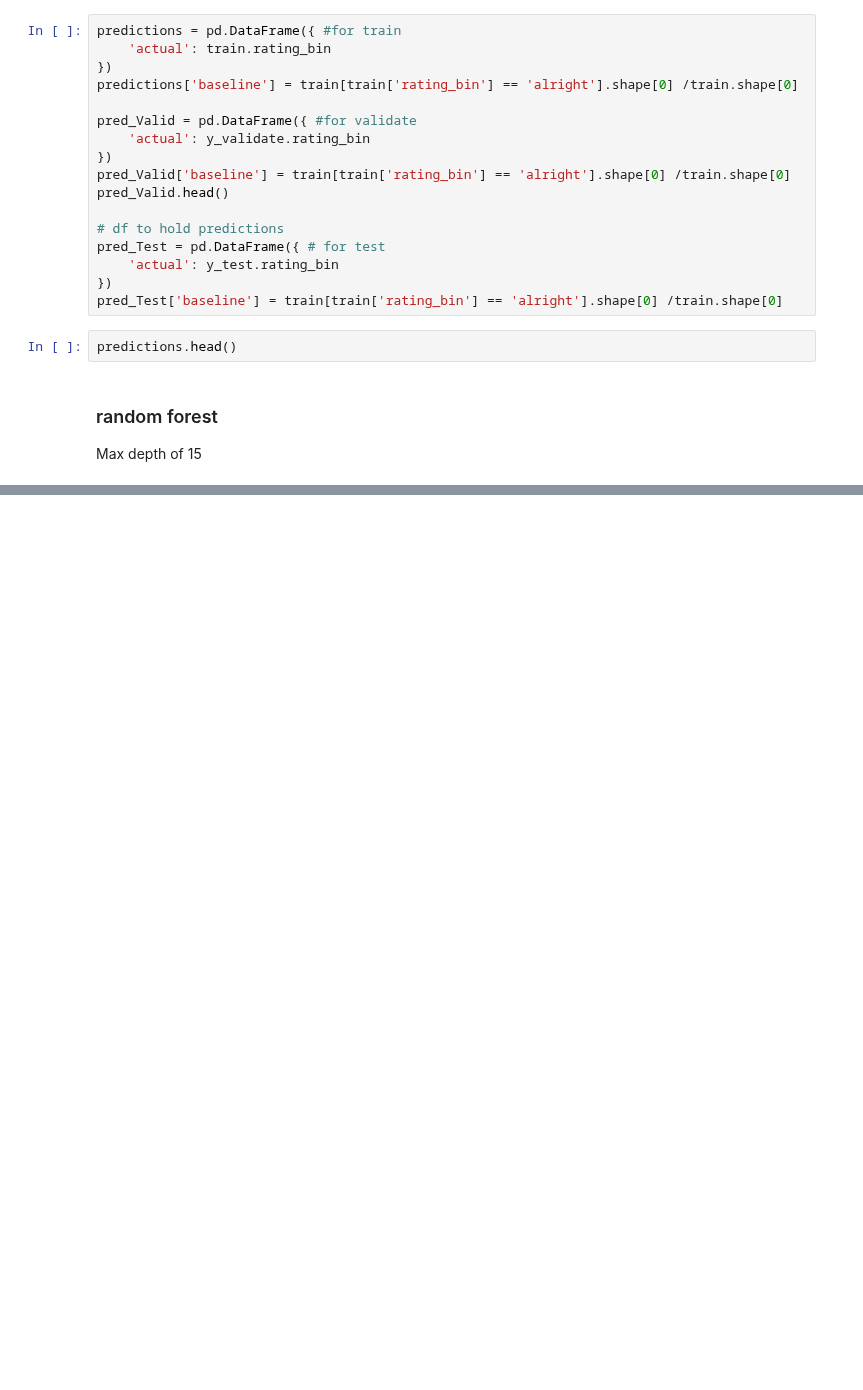
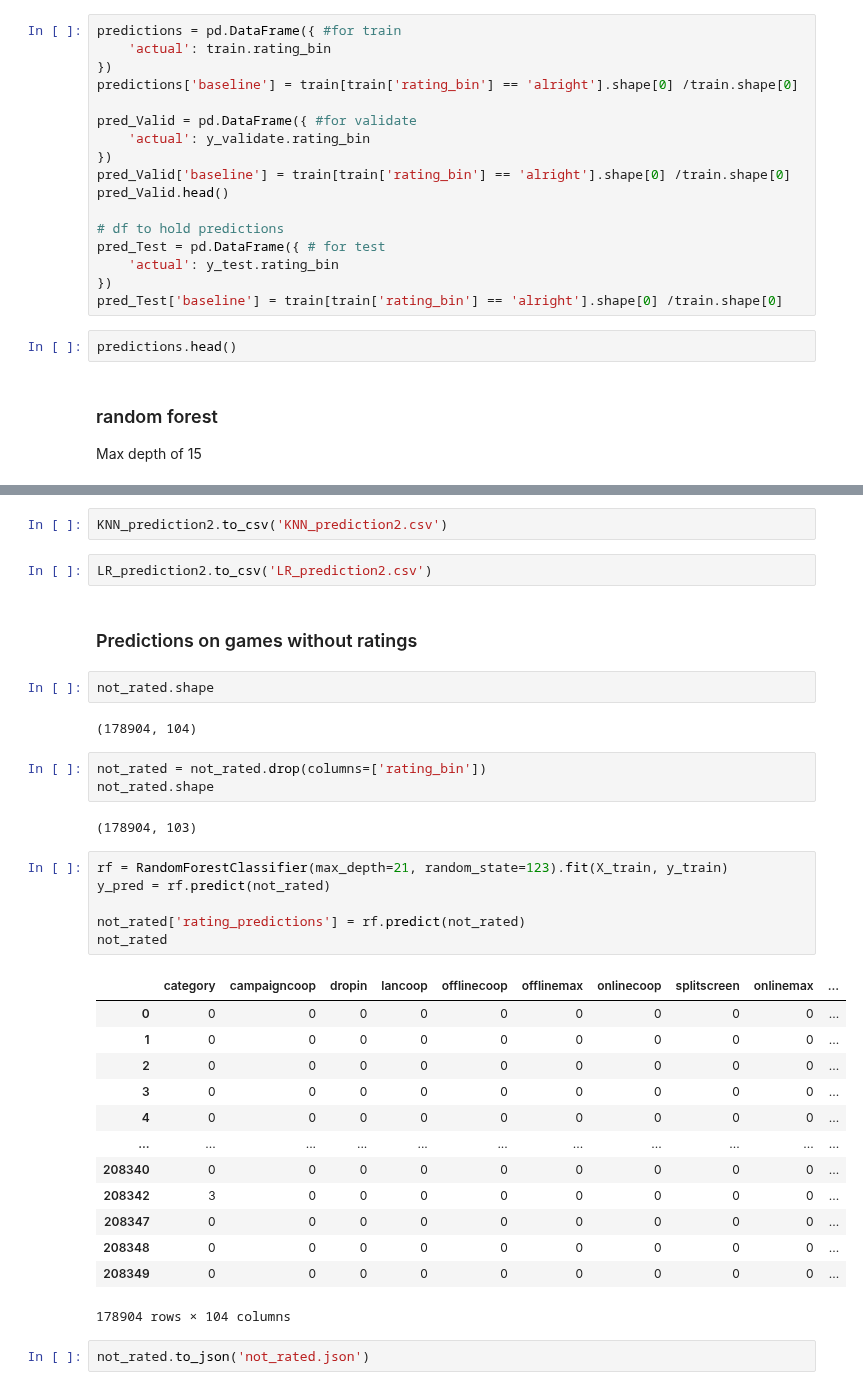
Before and after one commit to MrEnigmamgine/Videogame-Capstone_fork, a Jupyter notebook: Lindy_workbook.ipynb, the cells around one changed output, grey strips where cells are left out. Drawn from its saved outputs; the diff is of its cells as text; blank space fills up the shorter version.

Commit message:
not rated pred

```diff
--- a/Lindy_workbook.ipynb
+++ b/Lindy_workbook.ipynb
@@ -1260,0 +1255,37 @@ plotGraph(y_test, y_pred, "test")
+# %%
+KNN_prediction2.to_csv('KNN_prediction2.csv')
+# %%
+LR_prediction2.to_csv('LR_prediction2.csv')
+# %% [markdown]
+### Predictions on games without ratings
+# %%
+not_rated.shape
+# %% [output]
+(178904, 104)
+# %%
+not_rated = not_rated.drop(columns=['rating_bin'])
+not_rated.shape
+# %% [output]
+(178904, 103)
+# %%
+rf = RandomForestClassifier(max_depth=21, random_state=123).fit(X_train, y_train)
+y_pred = rf.predict(not_rated)
+
+not_rated['rating_predictions'] = rf.predict(not_rated)
+not_rated
+# %% [output]
+|  | category | campaigncoop | dropin | lancoop | offlinecoop | offlinemax | onlinecoop | splitscreen | onlinemax | ... |
+| 0 | 0 | 0 | 0 | 0 | 0 | 0 | 0 | 0 | 0 | ... |
+| 1 | 0 | 0 | 0 | 0 | 0 | 0 | 0 | 0 | 0 | ... |
+| 2 | 0 | 0 | 0 | 0 | 0 | 0 | 0 | 0 | 0 | ... |
+| 3 | 0 | 0 | 0 | 0 | 0 | 0 | 0 | 0 | 0 | ... |
+| 4 | 0 | 0 | 0 | 0 | 0 | 0 | 0 | 0 | 0 | ... |
+| ... | ... | ... | ... | ... | ... | ... | ... | ... | ... | ... |
+| 208340 | 0 | 0 | 0 | 0 | 0 | 0 | 0 | 0 | 0 | ... |
+| 208342 | 3 | 0 | 0 | 0 | 0 | 0 | 0 | 0 | 0 | ... |
+| 208347 | 0 | 0 | 0 | 0 | 0 | 0 | 0 | 0 | 0 | ... |
+| 208348 | 0 | 0 | 0 | 0 | 0 | 0 | 0 | 0 | 0 | ... |
+| 208349 | 0 | 0 | 0 | 0 | 0 | 0 | 0 | 0 | 0 | ... |
+178904 rows × 104 columns
+# %%
+not_rated.to_json('not_rated.json')
```
Also changed, not shown: parts of 110 cells of this notebook.
